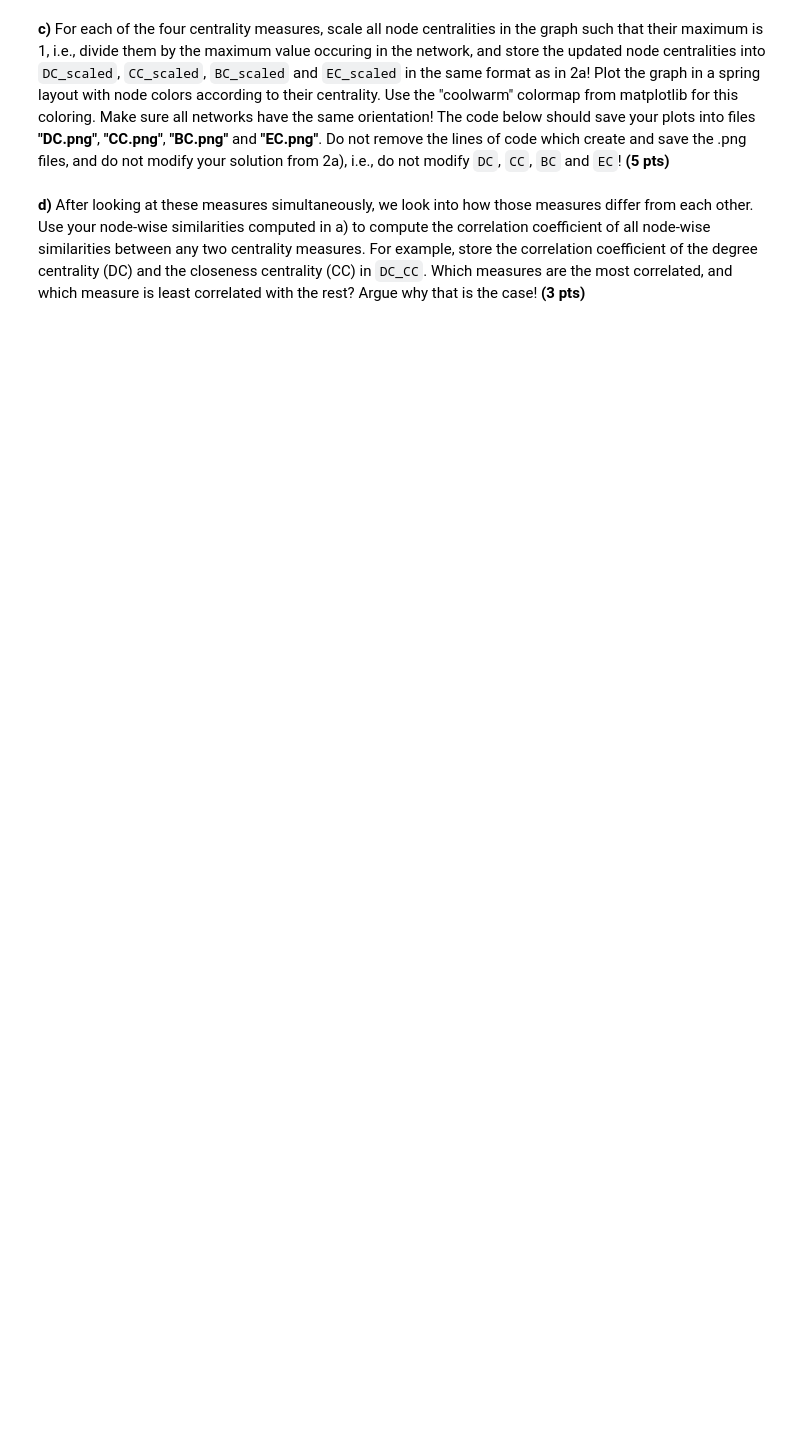
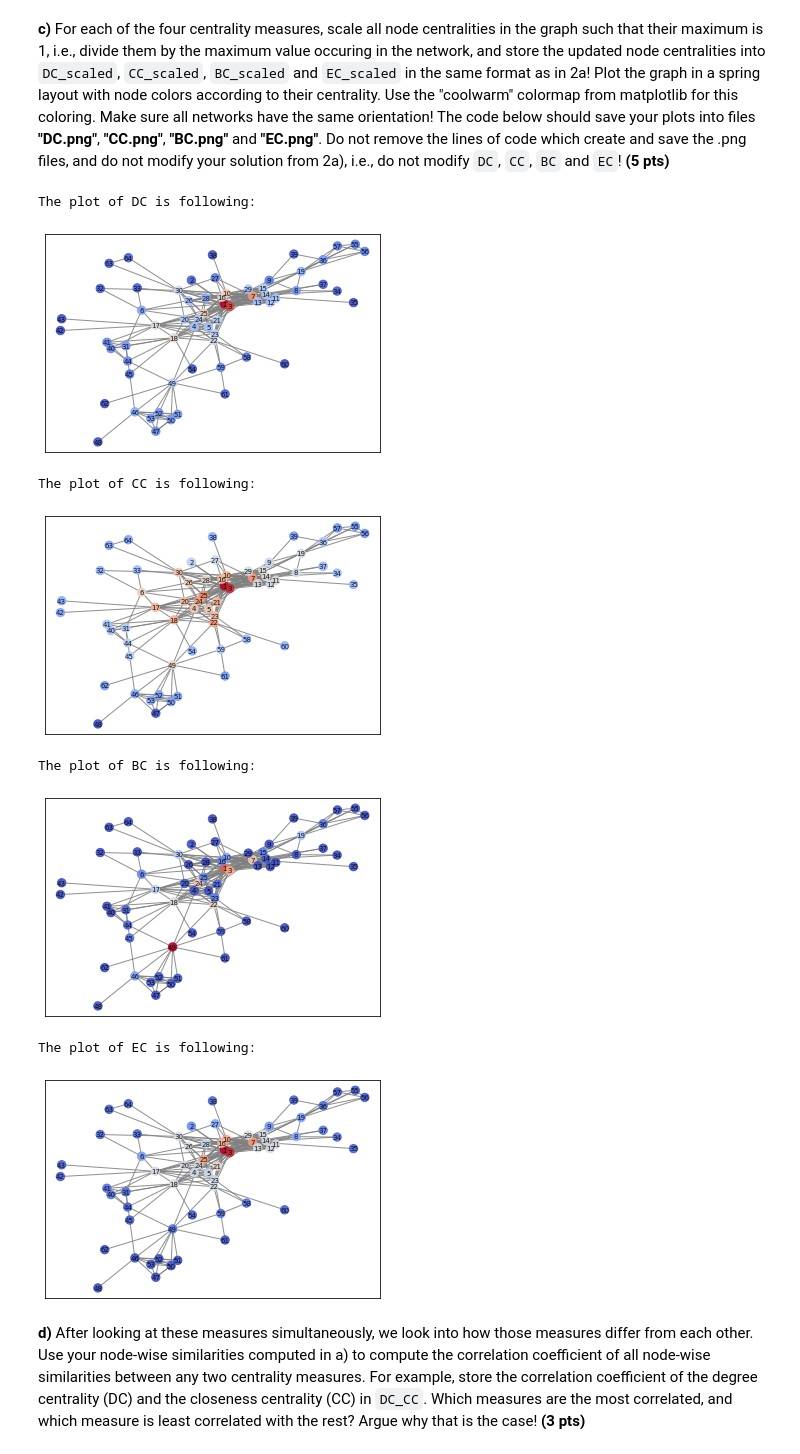
Before and after one commit to sunwen0120/social_network, a Jupyter notebook: homework_1/home_assignment_1.ipynb, the cells around one changed output. Cells and saved outputs as stored; diff of their text form; code cells hidden in the pictures; blank space fills up the shorter version.

```diff
--- a/homework_1/home_assignment_1.ipynb
+++ b/homework_1/home_assignment_1.ipynb
@@ -128,10 +155,10 @@ __a)__ For each of the four measures, compute and store the corresponding centra
 # %%
-DC = {} # Degree Centrality of all nodes
-CC = {} # Closeness Centrality of all nodes
-BC = {} # Betweenness Centrality of all nodes
-EC = {} # Eigenvector Centrality of all nodes
+DC = nx.degree_centrality(G) # Degree Centrality of all nodes
+CC = nx.closeness_centrality(G) # Closeness Centrality of all nodes
+BC = nx.betweenness_centrality(G) # Betweenness Centrality of all nodes
+EC = nx.eigenvector_centrality(G) # Eigenvector Centrality of all nodes
 
-DC_top = [] # Top10 Degree Centrality nodes
-CC_top = [] # Top10 Closeness Centrality nodes
-BC_top = [] # Top10 Betweenness Centrality nodes
-EC_top = [] # Top10 Eigenvector Centrality nodes
+DC_top = SortCentrality(DC,'dergee') # Top10 Degree Centrality nodes
+CC_top = SortCentrality(CC,'closeness') # Top10 Closeness Centrality nodes
+BC_top = SortCentrality(BC,'betweenness') # Top10 Betweenness Centrality nodes
+EC_top = SortCentrality(EC,'eigenvector') # Top10 Eigenvector Centrality nodes
@@ -158,0 +270,46 @@ EC_scaled = {} # Scaled Eigenvector Centrality of all nodes
+# %%
+def ScaleCentrality(ori_centrality,name):
+    centrality_List = list(ori_centrality.items())
+    max_centrality = max([item[1] for item in centrality_List])
+    scaled_value  = [(item[0], item[1]/max_centrality) for item in centrality_List]
+#     transfer the type of scaled_value into dictionary because the format of DC_scaled need to be same with DC in 2(a)
+    node = []
+    value = []
+    for i in range(G.number_of_nodes()):
+        node.append(scaled_value[i][0])
+        value.append(scaled_value[i][1])
+    scaled_value_dic ={}
+    seg = zip(node,value)
+    scaled_value_dic = dict(seg)
+#     print('The scaled centrality of',name,'is:', scaled_value_dic)
+    return scaled_value_dic
+
+def PlotSpringLayout(graph, pos, scaledCentrality,name):
+    scaledList = list(scaledCentrality.items())
+    colorList = [item[1] for item in scaledList]
+    nx.draw_networkx(graph, pos, cmap = 'coolwarm', node_color = colorList,
+                     vmax=1, node_size=70, font_size=7, alpha=0.88, edge_color='grey')
+    print('The plot of', name, 'is following:')
+    plt.savefig(name)
+    plt.show()
+
+
+DC_scaled = ScaleCentrality(DC,'DC') # Scaled Degree Centrality of all nodes
+CC_scaled = ScaleCentrality(CC,'CC') # Scaled Closeness Centrality of all nodes
+BC_scaled = ScaleCentrality(BC,'BC') # Scaled Betweenness Centrality of all nodes
+EC_scaled = ScaleCentrality(EC,"EC") # Scaled Eigenvector Centrality of all nodes
+
+pos = nx.spring_layout(G)
+PlotSpringLayout(G, pos, DC_scaled,'DC')
+PlotSpringLayout(G, pos, CC_scaled,'CC')
+PlotSpringLayout(G, pos, BC_scaled,'BC')
+PlotSpringLayout(G, pos, EC_scaled,'EC')
+# %% [output]
+The plot of DC is following:
+[figure, added]
+The plot of CC is following:
+[figure, added]
+The plot of BC is following:
+[figure, added]
+The plot of EC is following:
+[figure, added]
```
Also changed, not shown: parts of 21 cells of this notebook, 7 other files.
